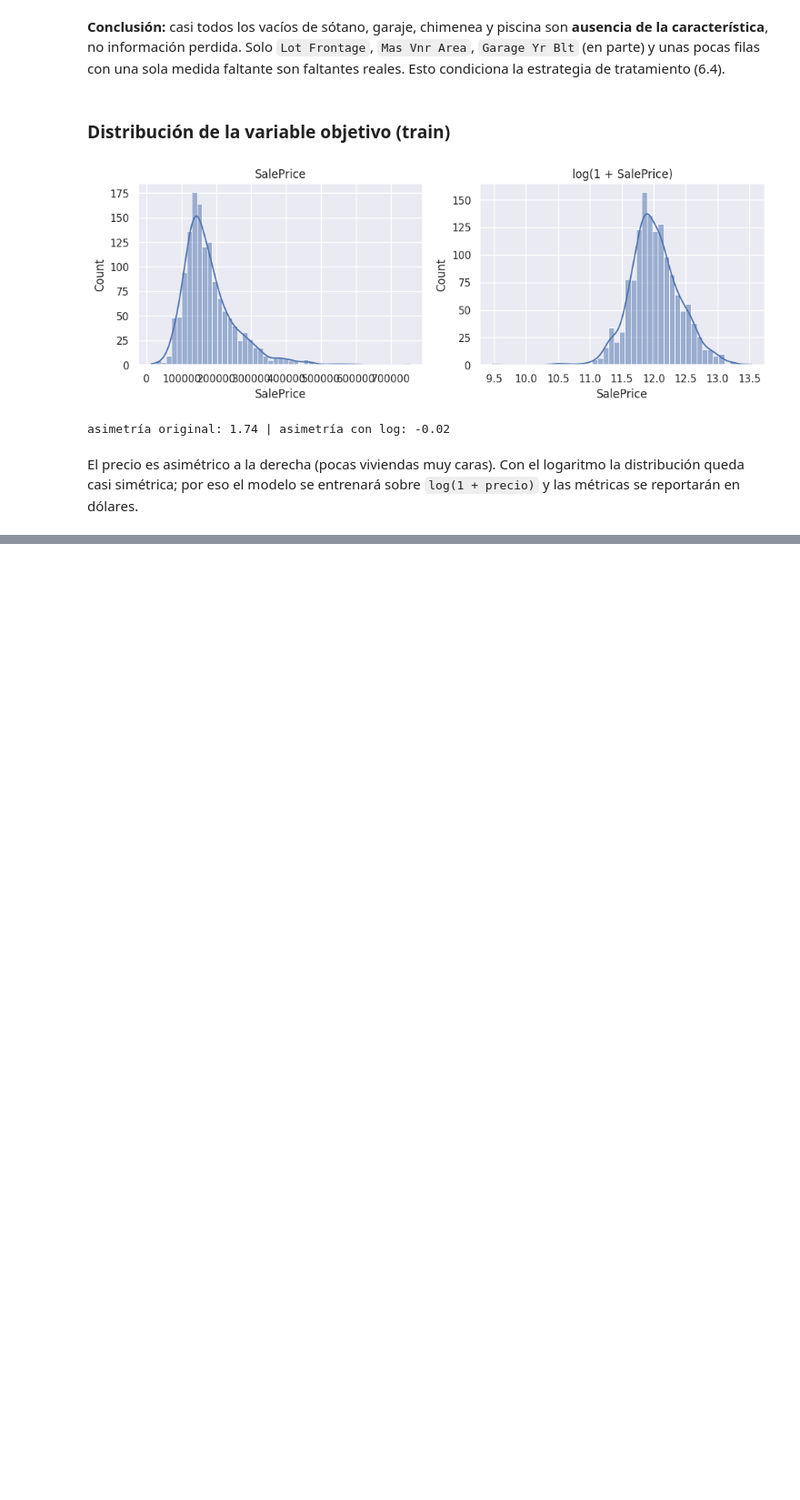
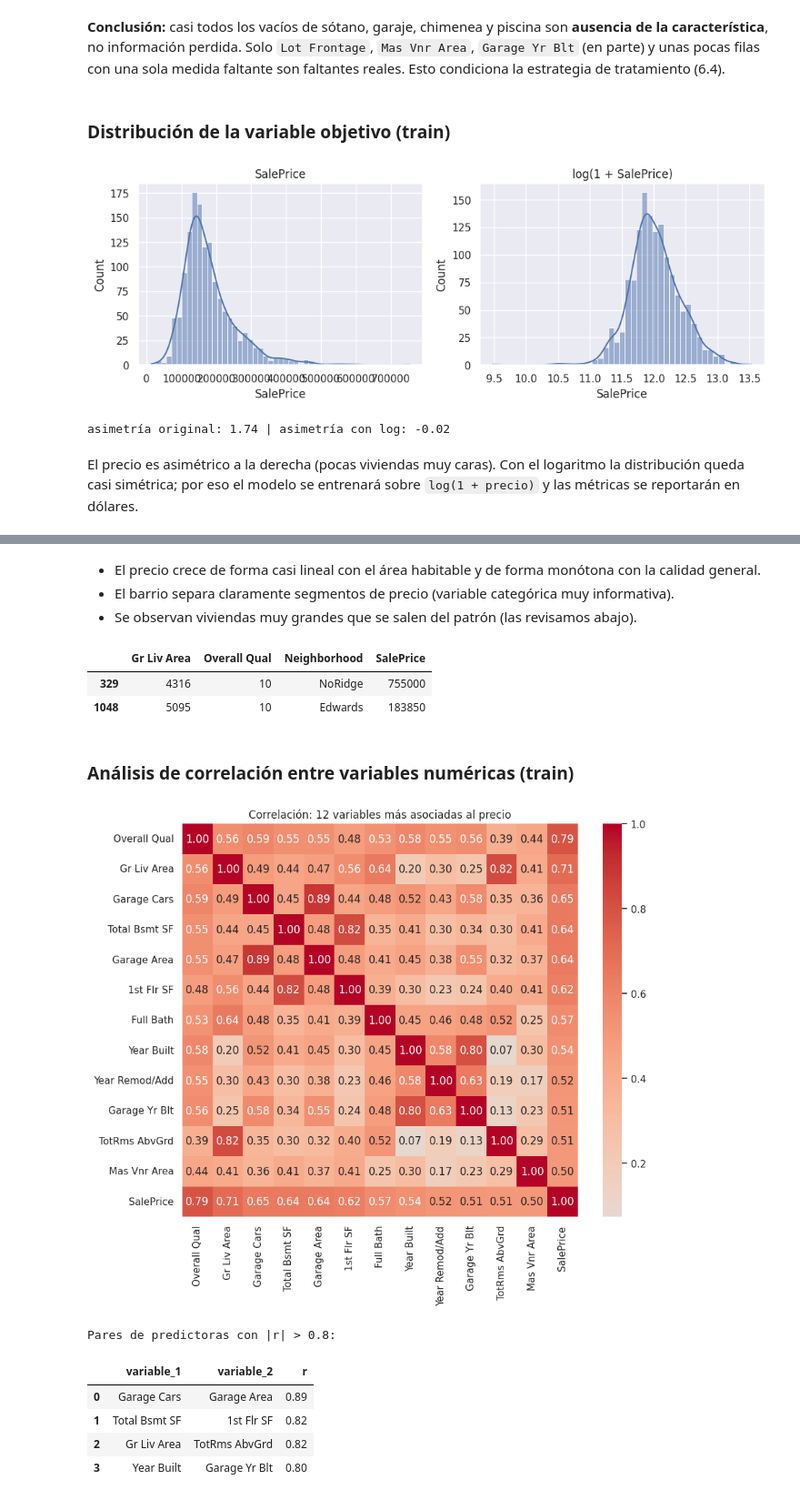
Before and after one commit to SebasGomez4/Proyecto_Modelos_I, a Jupyter notebook: fase-1/notebook.ipynb, the cells around one changed output, grey strips where cells are left out. Shown at 91% size. Saved outputs shown, nothing was run; the diff lists cells and outputs as text; code cells hidden in the pictures; blank space fills up the shorter version.

```diff
--- a/fase-1/notebook.ipynb
+++ b/fase-1/notebook.ipynb
@@ -151,0 +186,35 @@ El precio es asimétrico a la derecha (pocas viviendas muy caras). Con el logari
+# %% [markdown]
+- El precio crece de forma casi lineal con el área habitable y de forma monótona con la calidad general.
+- El barrio separa claramente segmentos de precio (variable categórica muy informativa).
+- Se observan viviendas muy grandes que se salen del patrón (las revisamos abajo).
+# %%
+tr.loc[tr["Gr Liv Area"] > 4000, ["Gr Liv Area", "Overall Qual", "Neighborhood", TARGET]]
+# %% [output]
+|  | Gr Liv Area | Overall Qual | Neighborhood | SalePrice |
+| 329 | 4316 | 10 | NoRidge | 755000 |
+| 1048 | 5095 | 10 | Edwards | 183850 |
+# %% [markdown]
+### Análisis de correlación entre variables numéricas (train)
+# %%
+num_pred = X_train.select_dtypes(include="number").drop(columns=["MS SubClass"])  # MS SubClass son códigos
+corr_obj = num_pred.corrwith(y_train).abs().sort_values(ascending=False)
+top = list(corr_obj.head(12).index)
+
+plt.figure(figsize=(10, 8))
+sns.heatmap(num_pred[top].assign(**{TARGET: y_train}).corr(), annot=True, fmt=".2f", cmap="coolwarm", center=0)
+plt.title("Correlación: 12 variables más asociadas al precio"); plt.show()
+
+cm = num_pred.corr()
+pares = cm.where(np.triu(np.ones(cm.shape, dtype=bool), k=1)).stack().reset_index()
+pares.columns = ["variable_1", "variable_2", "r"]
+pares = pares[pares["r"].abs() > 0.8].sort_values("r", key=abs, ascending=False).reset_index(drop=True)
+print("Pares de predictoras con |r| > 0.8:")
+pares.round(2)
+# %% [output]
+[figure, added]
+Pares de predictoras con |r| > 0.8:
+|  | variable_1 | variable_2 | r |
+| 0 | Garage Cars | Garage Area | 0.89 |
+| 1 | Total Bsmt SF | 1st Flr SF | 0.82 |
+| 2 | Gr Liv Area | TotRms AbvGrd | 0.82 |
+| 3 | Year Built | Garage Yr Blt | 0.80 |
```
Also changed, not shown: parts of 5 cells of this notebook.
